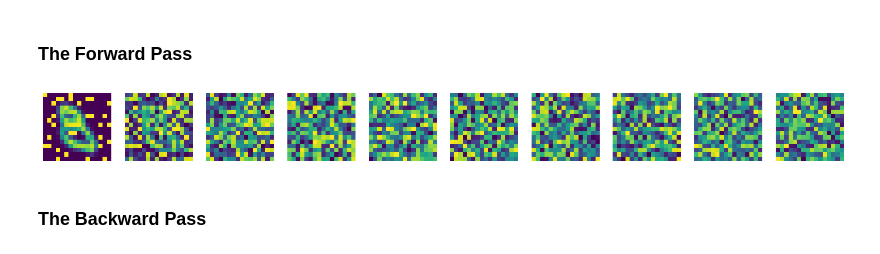
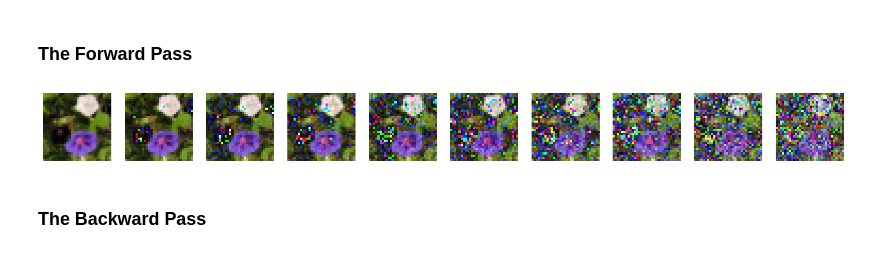
Before and after one commit to kanavgoyal898/noisOut, a Jupyter notebook: test.ipynb, the cells around one changed output. Saved outputs shown, nothing was run; the diff lists cells and outputs as text; code cells hidden in the pictures.

```diff
--- a/test.ipynb
+++ b/test.ipynb
@@ -79,10 +53,10 @@ def load_transformed_dataset():
 
     data_transform = torchvision.transforms.Compose(data_transforms)
 
-    train = torchvision.datasets.MNIST('./data', download=True, transform=data_transform, train=True)
-    test = torchvision.datasets.MNIST('./data', download=True, transform=data_transform, train=False)
-
-    return torch.utils.data.ConcatDataset([train, test])
+    train = torchvision.datasets.Flowers102('./data', download=True, transform=data_transform, split='train')
+    valid = torchvision.datasets.Flowers102('./data', download=True, transform=data_transform, split='val')
+    test = torchvision.datasets.Flowers102('./data', download=True, transform=data_transform, split='test')
+    return torch.utils.data.ConcatDataset([train, valid, test])
 
 def load_reverse_transformed_dataset(images):
     reverse_transforms = [
@@ -119,7 +93,7 @@ dataloader
 def beta_schedule(time_steps, start=0.0001, end=0.02, device='cpu'):
     return torch.linspace(start, end, time_steps, device=device)
 
-T = 1000
+T = 10
 
 betas = beta_schedule(T, device=device)
 betas_cumprod = torch.cumprod(betas, 0)
@@ -169,12 +143,31 @@ array([8, 2, 3, 5, 2, 6, 1, 9, 9, 0, 8, 1, 9, 4, 6, 3])
 ### **The Forward Pass**
 # %%
 def forward_diffusion(x_0, t, device='cpu'):
+    """
+    forward_diffusion(x_0, t, device='cpu')
+
+    Adds noise to the input image x_0 at the time step(s) specified by the tensor t using the diffusion process.
+
+    Parameters:
+        x_0 (Tensor): The input image with shape (B, C, H, W).
+        t (Tensor): A tensor of time steps in the diffusion process. shape = (1,) or (B,)
+        device (str, optional): Device for computation ('cpu' or 'cuda'). Default is 'cpu'.
+
+    Returns:
+        x_t (Tensor): Noisy image after diffusion, same shape as x_0.
+        noise (Tensor): The noise added to x_0.
+
+    Details:
+        Generates noise and computes the noisy image as:
+        x_t = sqrt(alpha_t) * x_0 + sqrt(1 - alpha_t) * noise
+    """
+
     B, C, H, W = x_0.shape
 
-    noise = torch.randn_like(x_0, device=device)
+    noise = torch.randn_like(x_0, device=device)                                                          # (B, C, H, W)
 
-    sqrt_alphas_cumprod_t = sqrt_alphas_cumprod[t].view(-1, *[1]*(len(x_0.shape)-1))
-    sqrt_one_minus_alphas_cumprod_t = sqrt_one_minus_alphas_cumprod[t].view(-1, *[1]*(len(x_0.shape)-1))
+    sqrt_alphas_cumprod_t = sqrt_alphas_cumprod[t].view(-1, *[1]*(len(x_0.shape)-1))                      # (1, 1, 1, 1) or (B, 1, 1, 1)
+    sqrt_one_minus_alphas_cumprod_t = sqrt_one_minus_alphas_cumprod[t].view(-1, *[1]*(len(x_0.shape)-1))  # (1, 1, 1, 1) or (B, 1, 1, 1)
 
     x_0 = x_0.to(device)
     noise = noise.to(device)
@@ -182,25 +175,27 @@ def forward_diffusion(x_0, t, device='cpu'):
     sqrt_one_minus_alphas_cumprod_t = sqrt_one_minus_alphas_cumprod_t.to(device)
 
     # re-parameterization trick
-    return sqrt_alphas_cumprod_t * x_0 + sqrt_one_minus_alphas_cumprod_t * noise, noise
+    return sqrt_alphas_cumprod_t * x_0 + sqrt_one_minus_alphas_cumprod_t * noise, noise                   # (B, C, H, W)
+# %%
+NUM_IMAGES = 10
 # %%
 batch = next(iter(dataloader))
 batch_images = batch[0]
 batch_labels = batch[1]
 
-num_images = 10
+num_images = NUM_IMAGES
 step_size = T // num_images
 
 pictures = []
 for idx, t in enumerate(range(0, T, step_size)):
     t = torch.tensor([t])
     images, noises = forward_diffusion(batch_images, t)
     image = load_reverse_transformed_dataset(images)
     pictures.append(image)
 
 show_images(pictures)
 # %% [output]
-[figure, old version]
+[figure, new version]
 # %% [markdown]
 ### **The Backward Pass**
 # %%
```
Also changed, not shown: parts of 17 cells of this notebook.
